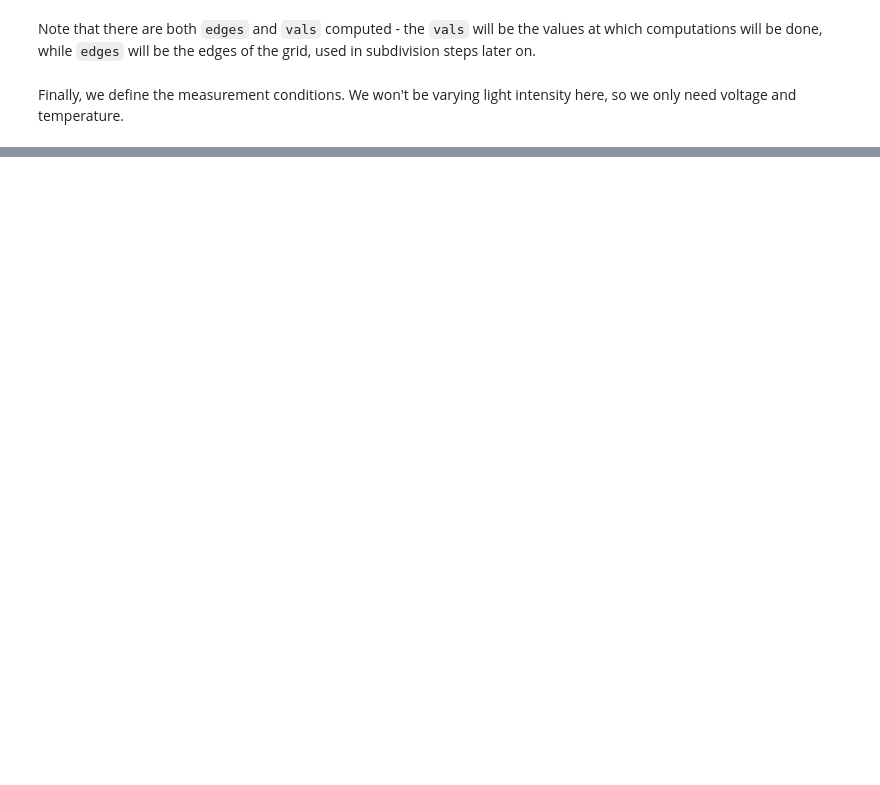
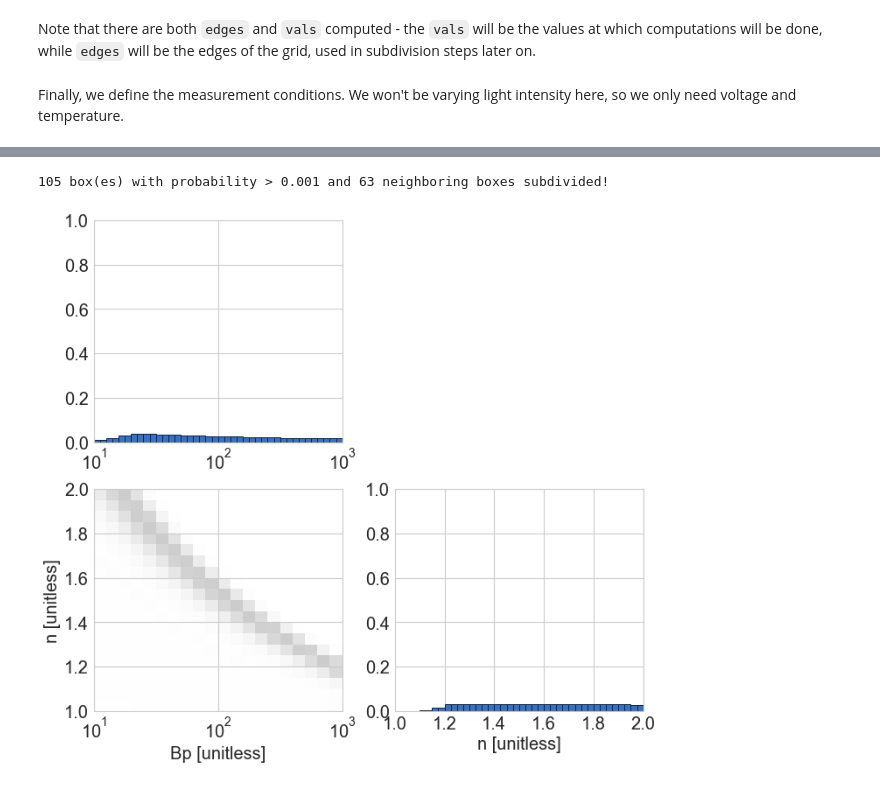
Before and after one commit to PV-Lab/bayesim, a Jupyter notebook: examples/ideal_diode.ipynb, the cells around one changed output, grey strips where cells are left out. Drawn from its saved outputs; the diff is of its cells as text; code cells hidden in the pictures; blank space fills up the shorter version.

```diff
--- a/examples/ideal_diode.ipynb
+++ b/examples/ideal_diode.ipynb
@@ -97,0 +163,8 @@ print(dd.io.load('obs_data.h5')['data'])
+# %%
+m.probs.subdivide(0.001)
+# %% [output]
+105 box(es) with probability > 0.001 and 63 neighboring boxes subdivided!
+# %%
+m.probs.visualize()
+# %% [output]
+[figure, added]
```
Also changed, not shown: parts of 21 cells of this notebook, 3 other files.
